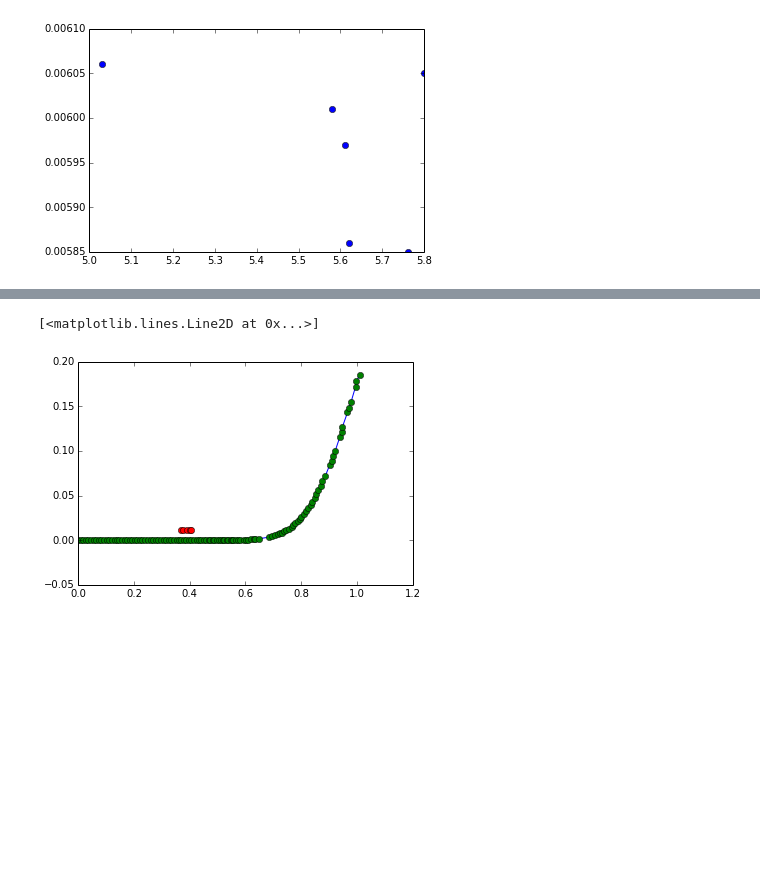
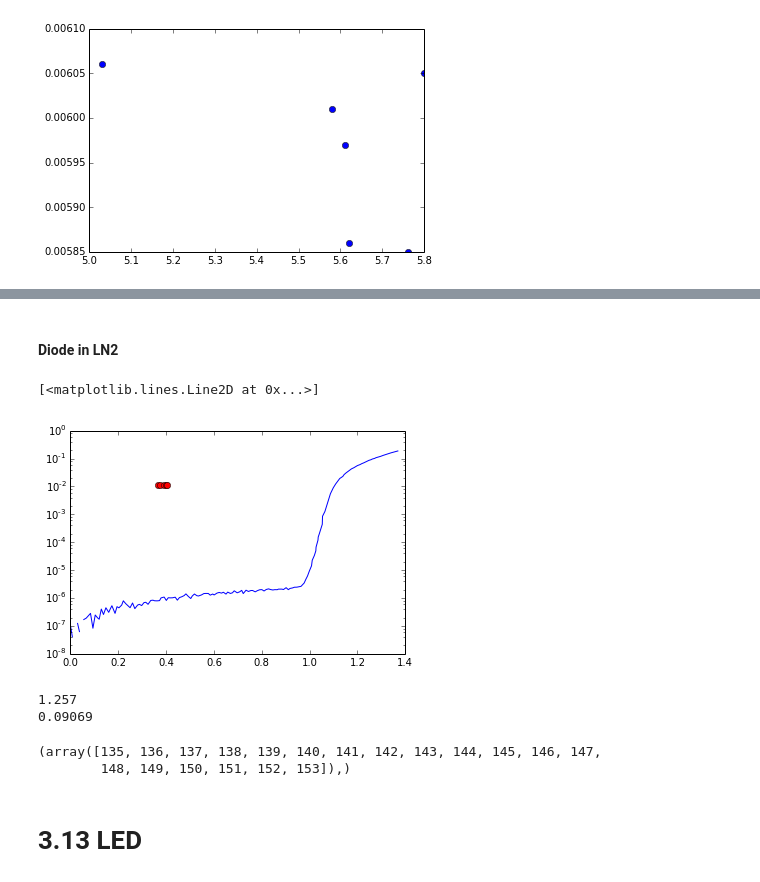
Before and after one commit to dorisjlee/111BSClab, a Jupyter notebook: lab3/Lab3.ipynb, the cells around one changed output, grey strips where cells are left out. Drawn from its saved outputs; the diff is of its cells as text; code cells hidden in the pictures; blank space fills up the shorter version.

Commit message:
added plots and files

```diff
--- a/lab3/Lab3.ipynb
+++ b/lab3/Lab3.ipynb
@@ -93,10 +107,27 @@ i = data[::,1]
+# %% [markdown]
+#### Diode in LN2
 # %%
+data= np.loadtxt("n2.dat")#,delimiter=" ")
+v = data[::,0]
+i = data[::,1]
 #data from 3.4
 v2 = [0.368,0.376,392e-3,400e-3,404e-3]
-i2 = [0.0115,0.0111,11.06e-3,11.09e-3,11.12e-3]
-plt.plot(v2,i2,'o',color='red')
-plt.plot(v,i,'-')
-plt.plot(v,i,'o')
+i2 = [11.05e-3,11.10e-3,11.06e-3,11.09e-3,11.12e-3]
+plt.semilogy(v2,i2,'o',color='red')
+plt.semilogy(v,i,'-')
 # %% [output]
 [<matplotlib.lines.Line2D at 0x...>]
-[figure, old version]
+[figure, new version]
+# %%
+print v[140]
+print i[140]
+# %% [output]
+1.257
+0.09069
+# %%
+np.where(v>1.) and np.where(v>1.2)
+# %% [output]
+(array([135, 136, 137, 138, 139, 140, 141, 142, 143, 144, 145, 146, 147,
+        148, 149, 150, 151, 152, 153]),)
+# %% [markdown]
+# 3.13 LED
```
Also changed, not shown: parts of 16 cells of this notebook, 21 other files.
